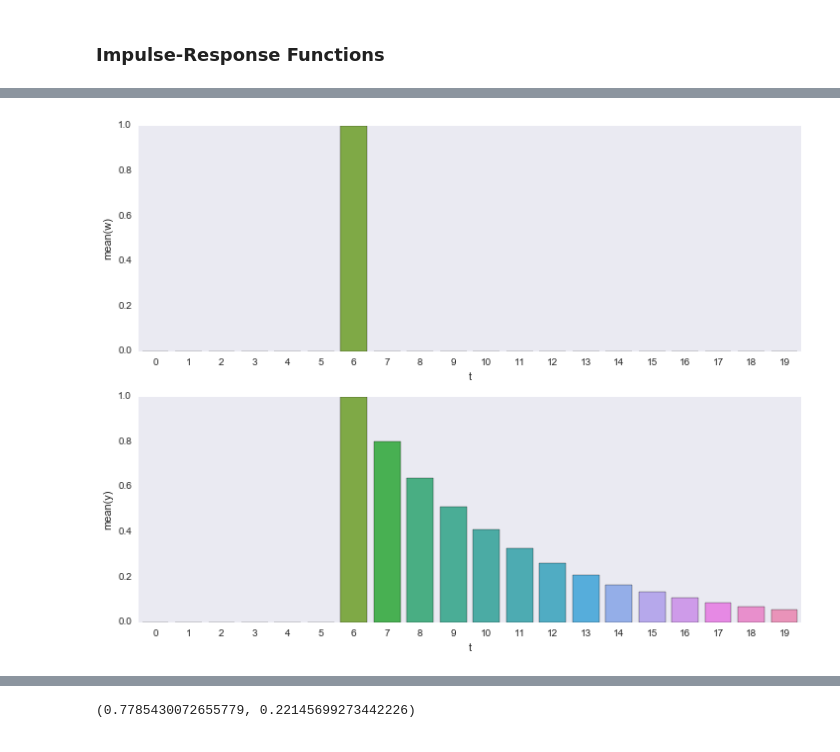
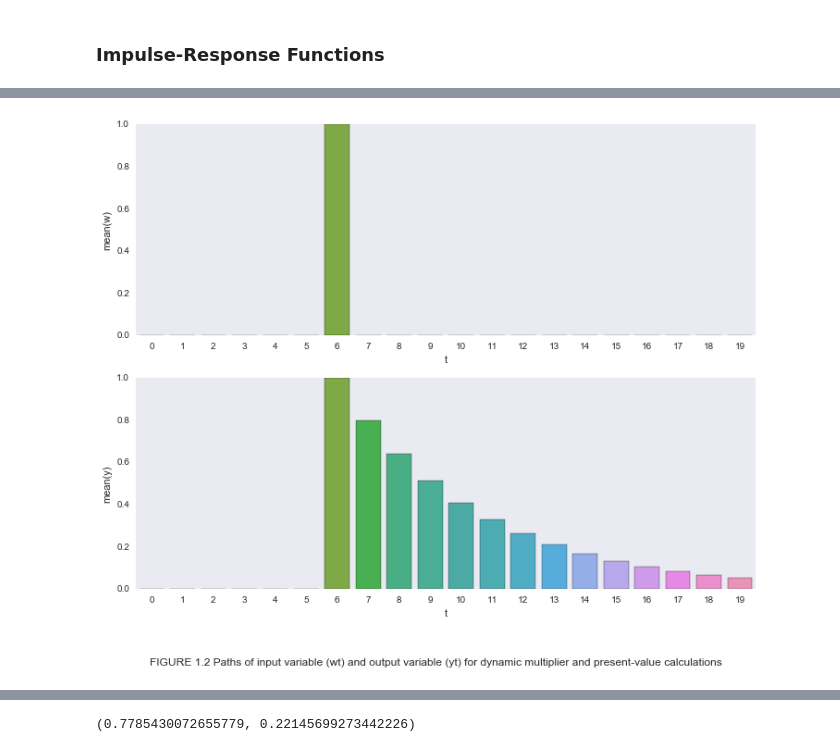
Before and after one commit to mikemull/Notebooks, a Jupyter notebook: hamilton/Dynamic Multiplier.ipynb, the cells around one changed output, grey strips where cells are left out. Saved outputs shown, nothing was run; the diff lists cells and outputs as text; code cells hidden in the pictures.

```diff
--- a/hamilton/Dynamic Multiplier.ipynb
+++ b/hamilton/Dynamic Multiplier.ipynb
@@ -76,10 +86,13 @@ df = pd.DataFrame({'t': range(20), 'w': w, 'y': y})
 # %%
 f, (ax1, ax2) = plt.subplots(2, 1, figsize=(12, 9), sharey=True)
 
 g = sns.barplot(x='t', y='w', data=df, ax=ax1)
 g = sns.barplot(x='t', y='y', data=df, ax=ax2)
+
+_=f.suptitle("FIGURE 1.2 Paths of input variable (wt) and output variable (yt) for dynamic multiplier and \
+present-value calculations", y=0.01)
 # %% [output]
-[figure, old version]
+[figure, new version]
 # %%
 phi = 0.8
 w = [1.0 if t >= 6 else 0.0 for t in range(20)]
```
Also changed, not shown: parts of 8 cells of this notebook, 1 other file.
